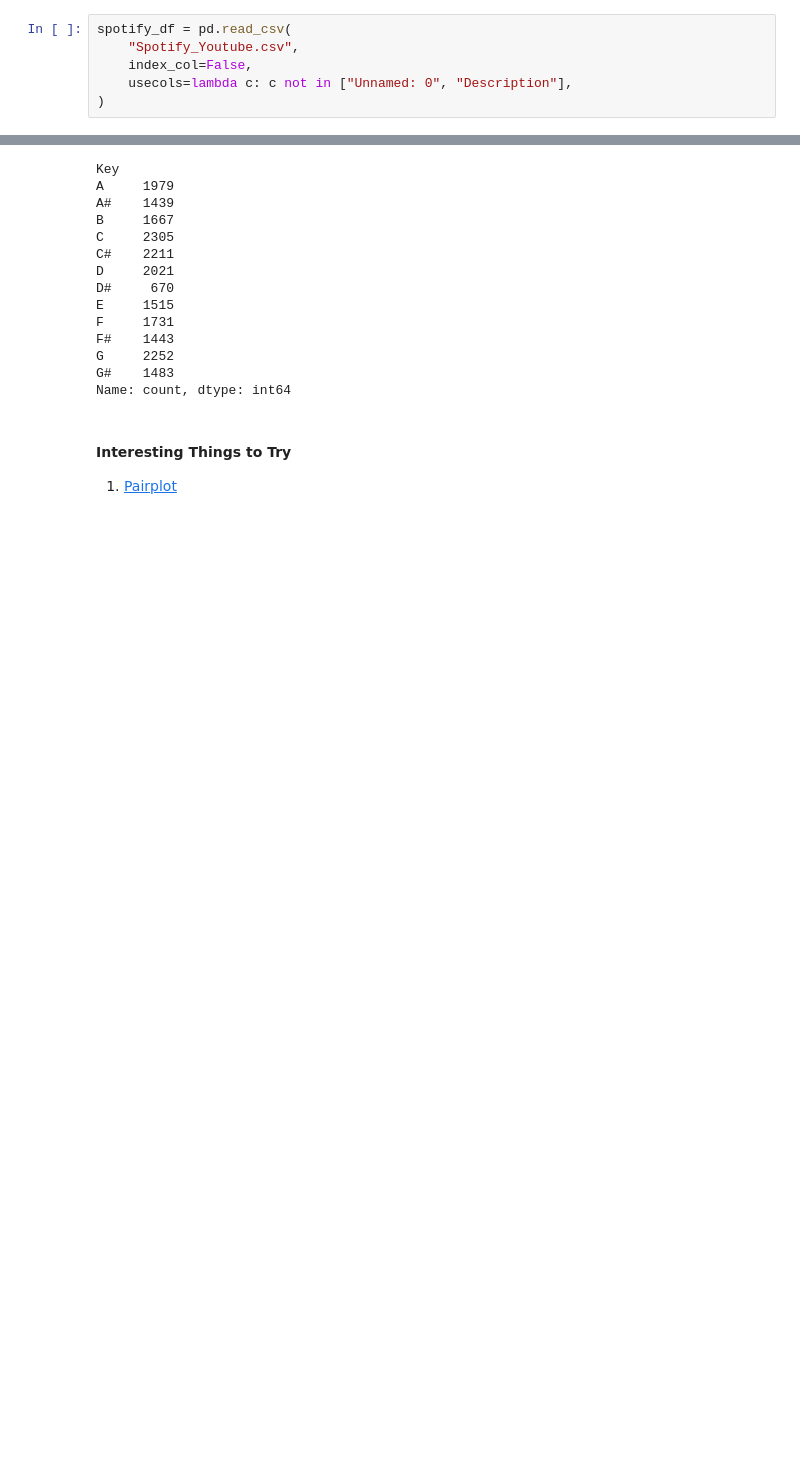
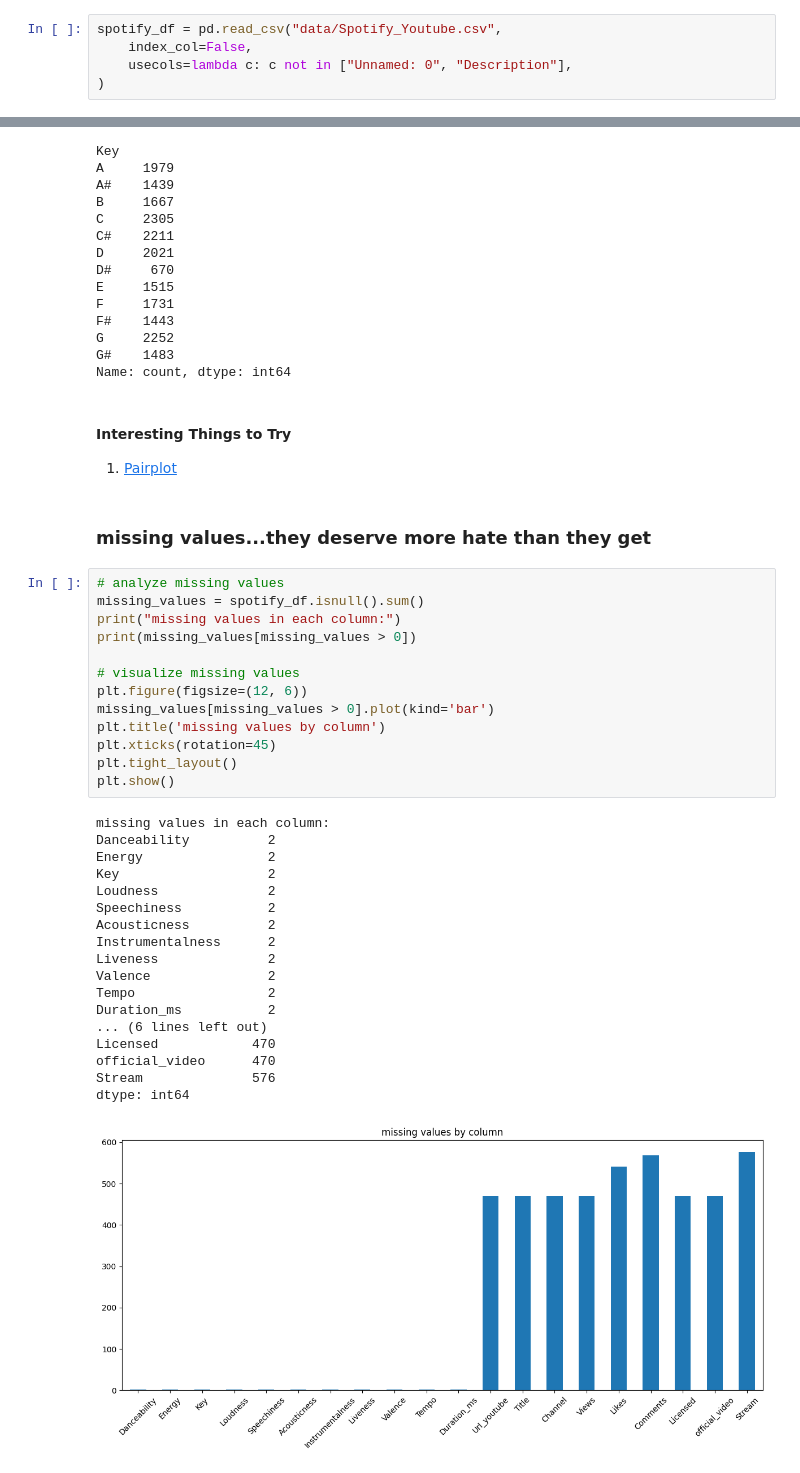
Before and after one commit to BartStolarek/RFF-Hackathon1-EDA, a Jupyter notebook: eda.ipynb, the cells around one changed output, grey strips where cells are left out. Cells and saved outputs as stored; diff of their text form; blank space fills up the shorter version.

```diff
--- a/eda.ipynb
+++ b/eda.ipynb
@@ -6,8 +6,7 @@ import matplotlib.pyplot as plt
 # %% [markdown]
 ## Reading CSV into Python using Pandas
 # %%
-spotify_df = pd.read_csv(
-    "Spotify_Youtube.csv",
+spotify_df = pd.read_csv("data/Spotify_Youtube.csv",
     index_col=False,
     usecols=lambda c: c not in ["Unnamed: 0", "Description"],
 )
@@ -126,3 +125,37 @@ Name: count, dtype: int64
 # %% [markdown]
 #### Interesting Things to Try
 1. [Pairplot](https://seaborn.pydata.org/generated/seaborn.pairplot.html)
+# %% [markdown]
+### missing values...they deserve more hate than they get
+# %%
+# analyze missing values
+missing_values = spotify_df.isnull().sum()
+print("missing values in each column:")
+print(missing_values[missing_values > 0])
+
+# visualize missing values
+plt.figure(figsize=(12, 6))
+missing_values[missing_values > 0].plot(kind='bar')
+plt.title('missing values by column')
+plt.xticks(rotation=45)
+plt.tight_layout()
+plt.show()
+# %% [output]
+missing values in each column:
+Danceability          2
+Energy                2
+Key                   2
+Loudness              2
+Speechiness           2
+Acousticness          2
+Instrumentalness      2
+Liveness              2
+Valence               2
+Tempo                 2
+Duration_ms           2
+... (6 lines left out)
+Licensed            470
+official_video      470
+Stream              576
+dtype: int64
+[figure, added]
```
Also changed, not shown: parts of 6 cells of this notebook.
